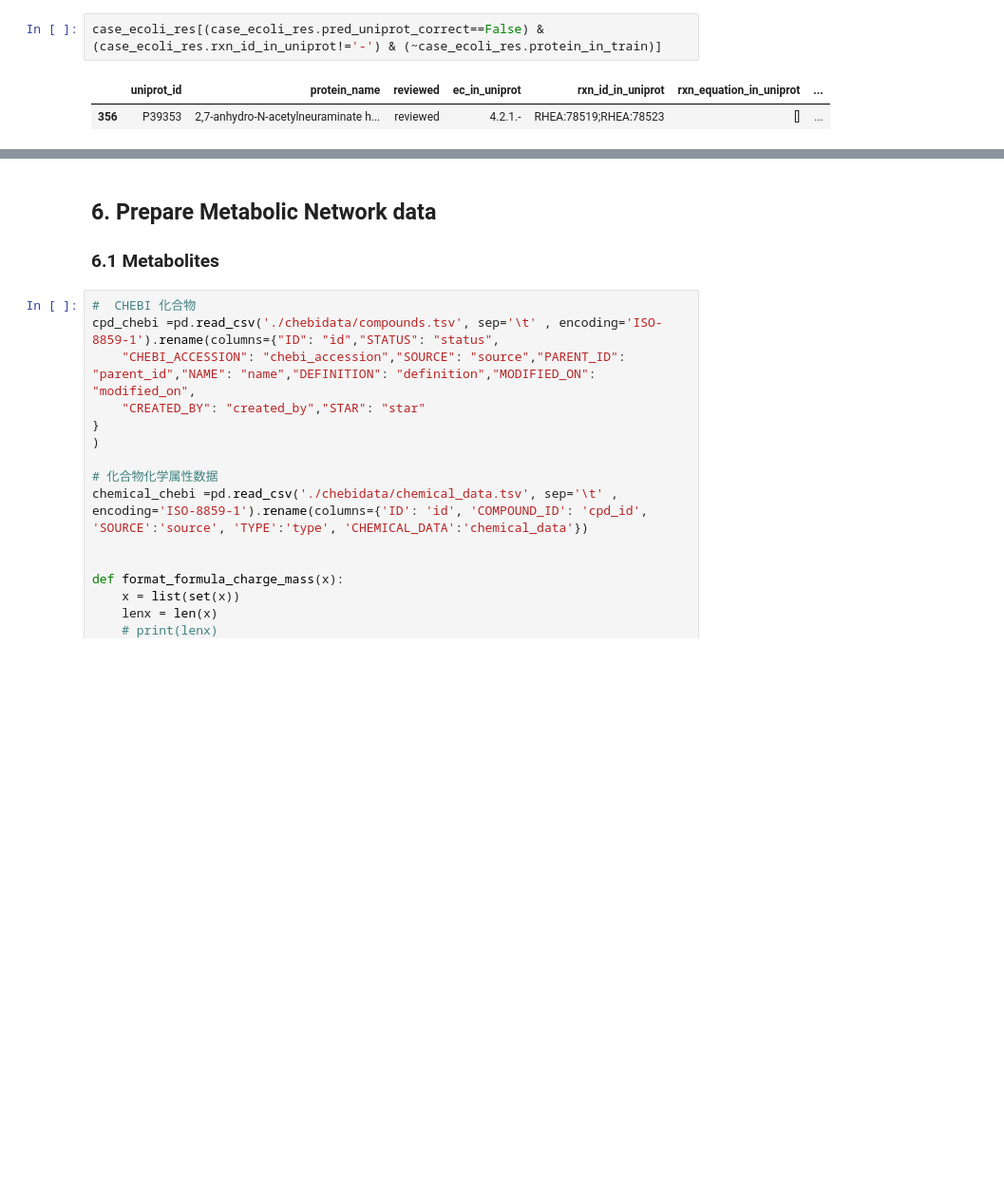
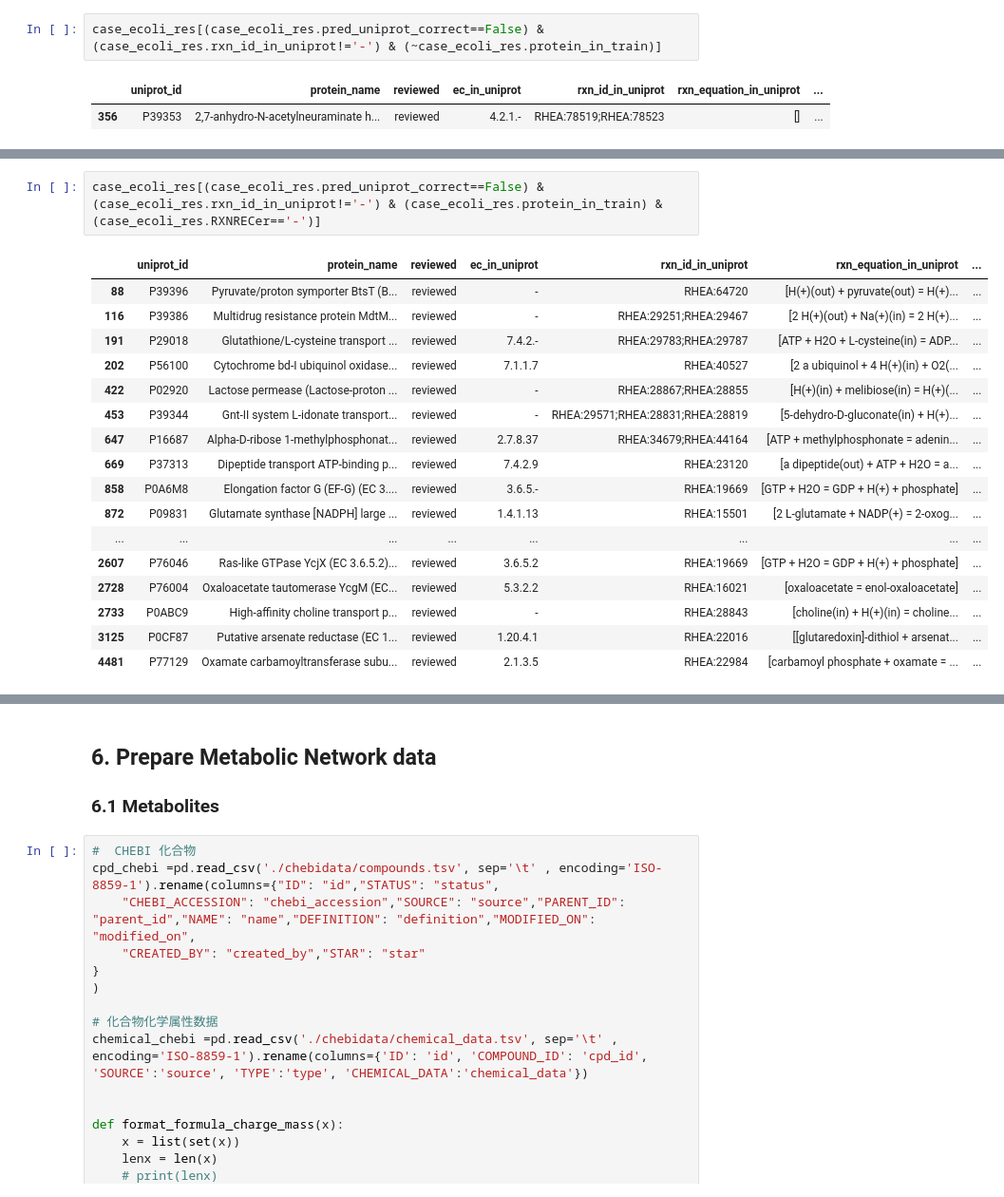
Before and after one commit to kingstdio/RXNRECer, a Jupyter notebook: case/ecoli/ecoli_case_ana_1126.ipynb, the cells around one changed output, grey strips where cells are left out. Shown: that part at 95% size. Cells and saved outputs as stored; diff of their text form; blank space fills up the shorter version.

```diff
--- a/case/ecoli/ecoli_case_ana_1126.ipynb
+++ b/case/ecoli/ecoli_case_ana_1126.ipynb
@@ -304,0 +430,20 @@ case_ecoli_res[(case_ecoli_res.pred_uniprot_correct==False) &(case_ecoli_res.rxn
+# %%
+case_ecoli_res[(case_ecoli_res.pred_uniprot_correct==False) &(case_ecoli_res.rxn_id_in_uniprot!='-') & (case_ecoli_res.protein_in_train) & (case_ecoli_res.RXNRECer=='-')]
+# %% [output]
+|  | uniprot_id | protein_name | reviewed | ec_in_uniprot | rxn_id_in_uniprot | rxn_equation_in_uniprot | ... |
+| 88 | P39396 | Pyruvate/proton symporter BtsT (B... | reviewed | - | RHEA:64720 | [H(+)(out) + pyruvate(out) = H(+)... | ... |
+| 116 | P39386 | Multidrug resistance protein MdtM... | reviewed | - | RHEA:29251;RHEA:29467 | [2 H(+)(out) + Na(+)(in) = 2 H(+)... | ... |
+| 191 | P29018 | Glutathione/L-cysteine transport ... | reviewed | 7.4.2.- | RHEA:29783;RHEA:29787 | [ATP + H2O + L-cysteine(in) = ADP... | ... |
+| 202 | P56100 | Cytochrome bd-I ubiquinol oxidase... | reviewed | 7.1.1.7 | RHEA:40527 | [2 a ubiquinol + 4 H(+)(in) + O2(... | ... |
+| 422 | P02920 | Lactose permease (Lactose-proton ... | reviewed | - | RHEA:28867;RHEA:28855 | [H(+)(in) + melibiose(in) = H(+)(... | ... |
+| 453 | P39344 | Gnt-II system L-idonate transport... | reviewed | - | RHEA:29571;RHEA:28831;RHEA:28819 | [5-dehydro-D-gluconate(in) + H(+)... | ... |
+| 647 | P16687 | Alpha-D-ribose 1-methylphosphonat... | reviewed | 2.7.8.37 | RHEA:34679;RHEA:44164 | [ATP + methylphosphonate = adenin... | ... |
+| 669 | P37313 | Dipeptide transport ATP-binding p... | reviewed | 7.4.2.9 | RHEA:23120 | [a dipeptide(out) + ATP + H2O = a... | ... |
+| 858 | P0A6M8 | Elongation factor G (EF-G) (EC 3.... | reviewed | 3.6.5.- | RHEA:19669 | [GTP + H2O = GDP + H(+) + phosphate] | ... |
+| 872 | P09831 | Glutamate synthase [NADPH] large ... | reviewed | 1.4.1.13 | RHEA:15501 | [2 L-glutamate + NADP(+) = 2-oxog... | ... |
+| ... | ... | ... | ... | ... | ... | ... | ... |
+| 2607 | P76046 | Ras-like GTPase YcjX (EC 3.6.5.2)... | reviewed | 3.6.5.2 | RHEA:19669 | [GTP + H2O = GDP + H(+) + phosphate] | ... |
+| 2728 | P76004 | Oxaloacetate tautomerase YcgM (EC... | reviewed | 5.3.2.2 | RHEA:16021 | [oxaloacetate = enol-oxaloacetate] | ... |
+| 2733 | P0ABC9 | High-affinity choline transport p... | reviewed | - | RHEA:28843 | [choline(in) + H(+)(in) = choline... | ... |
+| 3125 | P0CF87 | Putative arsenate reductase (EC 1... | reviewed | 1.20.4.1 | RHEA:22016 | [[glutaredoxin]-dithiol + arsenat... | ... |
+| 4481 | P77129 | Oxamate carbamoyltransferase subu... | reviewed | 2.1.3.5 | RHEA:22984 | [carbamoyl phosphate + oxamate = ... | ... |
```
Also changed, not shown: parts of 21 cells of this notebook, 23 other files.
